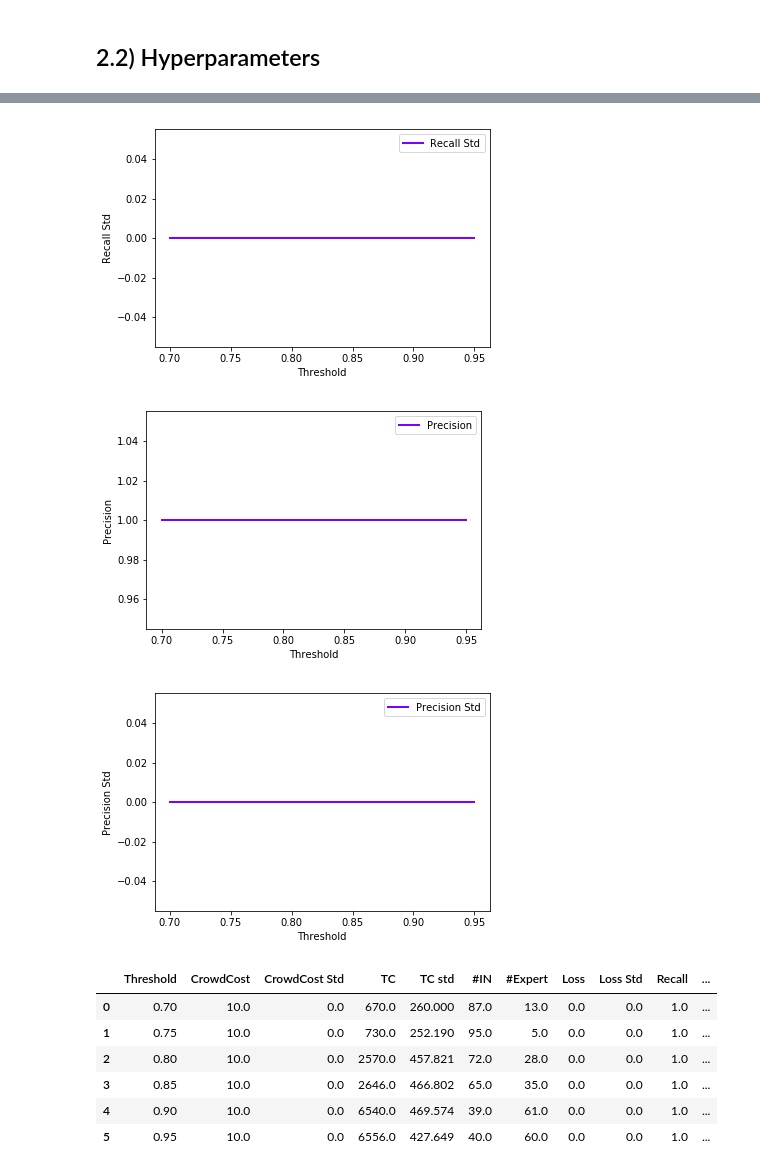
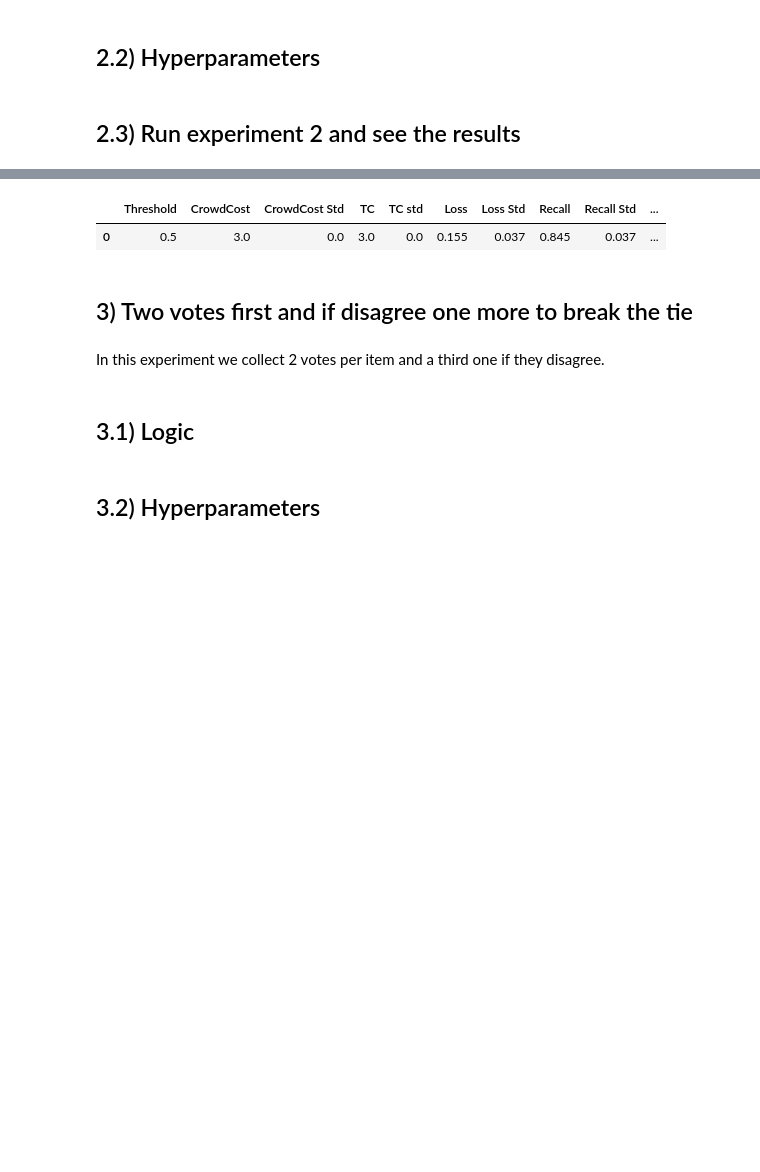
Before and after one commit to pmaglione/classification_model, a Jupyter notebook: main_algorithm_with_experiments.ipynb, the cells around one changed output, grey strips where cells are left out. Drawn from its saved outputs; the diff is of its cells as text; code cells hidden in the pictures; blank space fills up the shorter version.

```diff
--- a/main_algorithm_with_experiments.ipynb
+++ b/main_algorithm_with_experiments.ipynb
@@ -217,7 +233,7 @@ expert_cost_increment = 2
 #crowd
 workers_num = 1000
 z = 0 #% cheaters
-fixed_acc = True
+fixed_acc = False
 workers_acc = .9
 
 #ground truth
@@ -232,6 +248,6 @@ iterations_per_ct = 50
 # %%
 results_mv = run_experiment_1()
-columns = ["CrowdCost","CrowdCost Std", "TC", "TC std","#IN","#Expert", "Loss", "Loss Std", "Recall", "Recall Std", "Precision", "Precision Std"]
+columns = ["CrowdCost","CrowdCost Std", "TC", "TC std", "Loss", "Loss Std", "Recall", "Recall Std", "Precision", "Precision Std"]
 pdColumns = ["Threshold"] + columns
 
 #plots
@@ -240,5 +256,6 @@ for column in columns:
     alg_utils.plot_results(cts, {column: [x[i] for x in results_mv]}, "Threshold", column)
     i += 1
 #table
+pd.DataFrame(results_mv, columns=pdColumns).to_csv('results/smart_stop_mv.csv', index=False)
 pd.DataFrame(results_mv, columns=pdColumns)
 # %% [output]
@@ -315,37 +328,33 @@ def run_experiment_2():
 
             ct_i_results = generate_votes_2(params, items_num, ct, ground_truth)
 
-            items_classification = ct_i_results[1]
+            items_classification = ct_i_results[0]
             total_votes = ct_i_results[1]
-
-            classified_amount, unclassified_amount, ct_i_crowd_cost, ct_i_total_cost = alg_utils.get_total_cost(total_votes, cr, cf, ct)
-
-            ct_classified_amount.append(classified_amount)
-            ct_unclassified_amount.append(unclassified_amount)
-            crowd_cost.append(ct_i_crowd_cost)
-            total_cost.append(ct_i_total_cost)
 
             loss,  recall, precision = alg_utils.Metrics.compute_metrics(items_classification, ground_truth)
             ct_loss.append(loss)
             ct_recall.append(recall)
             ct_precision.append(precision)
+
+            ct_i_crowd_cost = sum([len(v) for i, v in total_votes.items()]) * cr
+            ct_i_total_cost = ct_i_crowd_cost
+
+            crowd_cost.append(ct_i_crowd_cost)
+            total_cost.append(ct_i_total_cost)
         #end for iterations
 
         main_results.append(
             [ct,
              round(np.mean(crowd_cost), 3),
              round(np.std(crowd_cost), 3),
-             #round(np.mean(crowd_cost) / items_num, 3), cost per item
              round(np.mean(total_cost), 3),
              round(np.std(total_cost), 3),
-             np.mean(classified_amount),
-             np.mean(unclassified_amount),
-             np.mean(ct_loss),
-             np.std(ct_loss),
-             np.mean(ct_recall),
-             np.std(ct_recall),
-             np.mean(ct_precision),
-             np.std(ct_precision)
+             round(np.mean(ct_loss), 3),
+             round(np.std(ct_loss), 3),
+             round(np.mean(ct_recall), 3),
+             round(np.std(ct_recall), 3),
+             round(np.mean(ct_precision), 3),
+             round(np.std(ct_precision), 3)
             ])
     #end for thresholds
 
@@ -354,17 +363,24 @@ def run_experiment_2():
 ## 2.2) Hyperparameters
 # %%
 #main
-base_votes_per_item = 10
+base_votes_per_item = 3
+cts = [.5]
+# %% [markdown]
+## 2.3) Run experiment 2 and see the results
 # %%
 results_mv_baseline = run_experiment_2()
-columns = ["CrowdCost","CrowdCost Std", "TC", "TC std","#IN","#Expert", "Loss", "Loss Std", "Recall", "Recall Std", "Precision", "Precision Std"]
+columns = ["CrowdCost","CrowdCost Std", "TC", "TC std", "Loss", "Loss Std", "Recall", "Recall Std", "Precision", "Precision Std"]
 pdColumns = ["Threshold"] + columns
 
 #plots
+'''
 i = 1
 for column in columns:
     alg_utils.plot_results(cts, {column: [x[i] for x in results_mv_baseline]}, "Threshold", column)
     i += 1
+'''
+
 #table
+pd.DataFrame(results_mv_baseline, columns=pdColumns).to_csv('results/baseline_mv.csv', index=False)
 pd.DataFrame(results_mv_baseline, columns=pdColumns)
 # %% [output]
@@ -380,10 +387,8 @@ pd.DataFrame(results_mv_baseline, columns=pdColumns)
-[figure, removed]
-[figure, removed]
-[figure, removed]
-|  | Threshold | CrowdCost | CrowdCost Std | TC | TC std | #IN | #Expert | Loss | Loss Std | Recall | ... |
-| 0 | 0.70 | 10.0 | 0.0 | 670.0 | 260.000 | 87.0 | 13.0 | 0.0 | 0.0 | 1.0 | ... |
-| 1 | 0.75 | 10.0 | 0.0 | 730.0 | 252.190 | 95.0 | 5.0 | 0.0 | 0.0 | 1.0 | ... |
-| 2 | 0.80 | 10.0 | 0.0 | 2570.0 | 457.821 | 72.0 | 28.0 | 0.0 | 0.0 | 1.0 | ... |
-| 3 | 0.85 | 10.0 | 0.0 | 2646.0 | 466.802 | 65.0 | 35.0 | 0.0 | 0.0 | 1.0 | ... |
-| 4 | 0.90 | 10.0 | 0.0 | 6540.0 | 469.574 | 39.0 | 61.0 | 0.0 | 0.0 | 1.0 | ... |
-| 5 | 0.95 | 10.0 | 0.0 | 6556.0 | 427.649 | 40.0 | 60.0 | 0.0 | 0.0 | 1.0 | ... |
+|  | Threshold | CrowdCost | CrowdCost Std | TC | TC std | Loss | Loss Std | Recall | Recall Std | ... |
+| 0 | 0.5 | 3.0 | 0.0 | 3.0 | 0.0 | 0.155 | 0.037 | 0.845 | 0.037 | ... |
+# %% [markdown]
+## 3) Two votes first and if disagree one more to break the tie
+# %% [markdown]
+In this experiment we collect 2 votes per item and a third one if they disagree.
+# %% [markdown]
+## 3.1) Logic
@@ -389,0 +478,2 @@ pd.DataFrame(results_mv_baseline, columns=pdColumns)
+# %% [markdown]
+## 3.2) Hyperparameters
```
Also changed, not shown: parts of 17 cells of this notebook, 4 other files.
